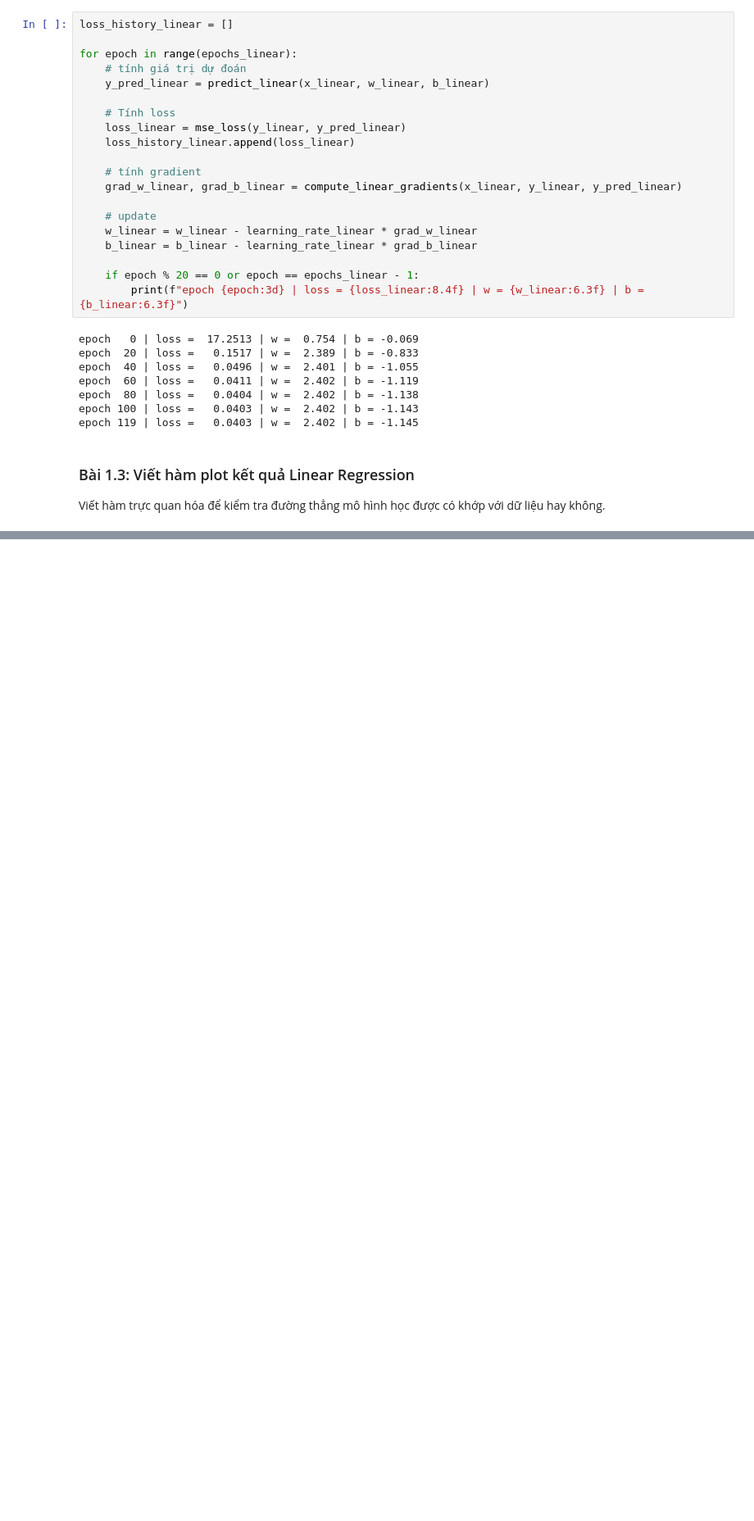
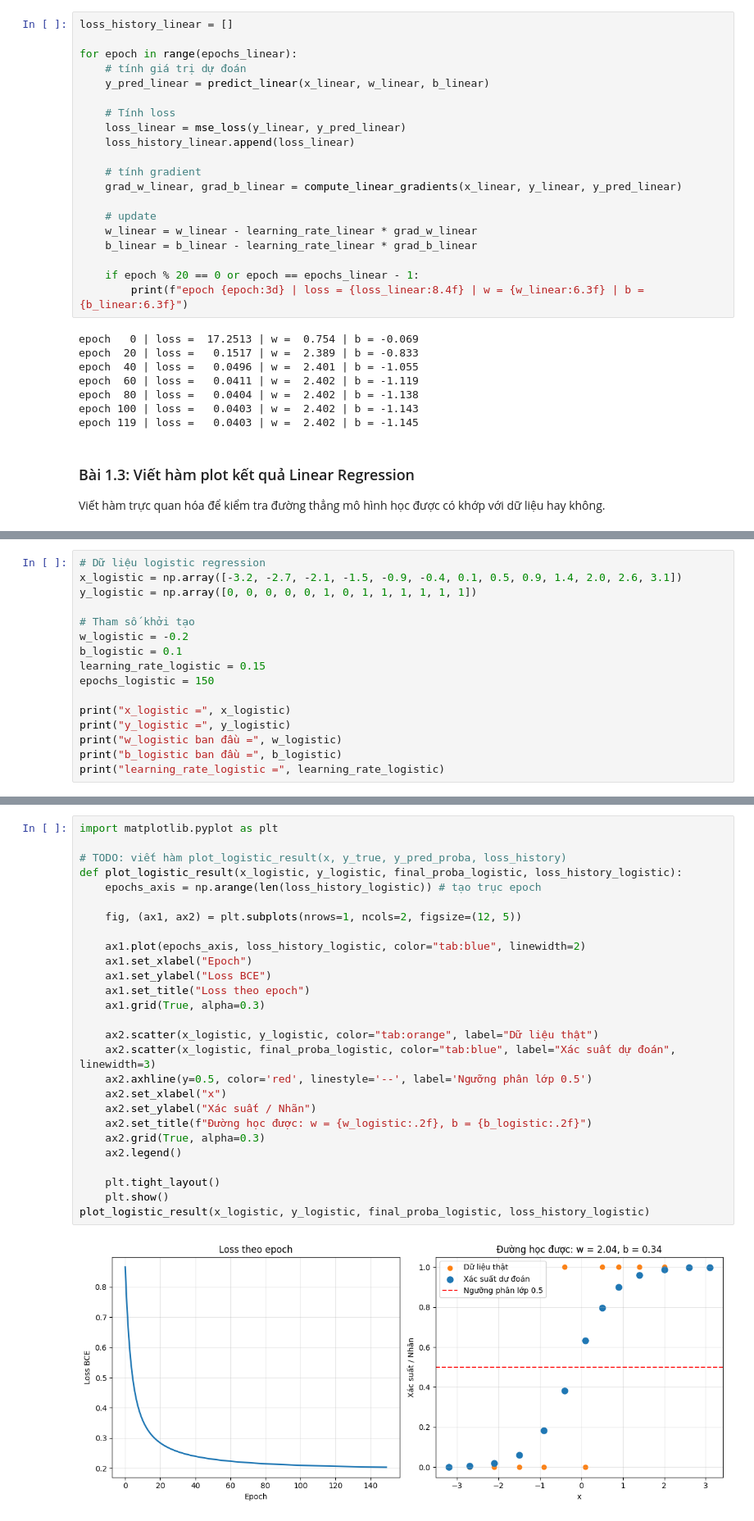
Before and after one commit to qnhi206/mliot-pyml-2026-hw, a Jupyter notebook: week02/gradient-descent-hw/gradient_descent_hw.ipynb, the cells around one changed output, grey strips where cells are left out. Shown at 82% size. Drawn from its saved outputs; the diff is of its cells as text; blank space fills up the shorter version.

```diff
--- a/week02/gradient-descent-hw/gradient_descent_hw.ipynb
+++ b/week02/gradient-descent-hw/gradient_descent_hw.ipynb
@@ -156,0 +200,16 @@ AttributeError: Line2D.set() got an unexpected keyword argument 'xlabel'
+# %%
+# Dữ liệu logistic regression
+x_logistic = np.array([-3.2, -2.7, -2.1, -1.5, -0.9, -0.4, 0.1, 0.5, 0.9, 1.4, 2.0, 2.6, 3.1])
+y_logistic = np.array([0, 0, 0, 0, 0, 1, 0, 1, 1, 1, 1, 1, 1])
+
+# Tham số khởi tạo
+w_logistic = -0.2
+b_logistic = 0.1
+learning_rate_logistic = 0.15
+epochs_logistic = 150
+
+print("x_logistic =", x_logistic)
+print("y_logistic =", y_logistic)
+print("w_logistic ban đầu =", w_logistic)
+print("b_logistic ban đầu =", b_logistic)
+print("learning_rate_logistic =", learning_rate_logistic)
@@ -156,0 +309,29 @@ AttributeError: Line2D.set() got an unexpected keyword argument 'xlabel'
+# %%
+import matplotlib.pyplot as plt
+
+# TODO: viết hàm plot_logistic_result(x, y_true, y_pred_proba, loss_history)
+def plot_logistic_result(x_logistic, y_logistic, final_proba_logistic, loss_history_logistic):
+    epochs_axis = np.arange(len(loss_history_logistic)) # tạo trục epoch
+
+    fig, (ax1, ax2) = plt.subplots(nrows=1, ncols=2, figsize=(12, 5))
+
+    ax1.plot(epochs_axis, loss_history_logistic, color="tab:blue", linewidth=2)
+    ax1.set_xlabel("Epoch")
+    ax1.set_ylabel("Loss BCE")
+    ax1.set_title("Loss theo epoch")
+    ax1.grid(True, alpha=0.3)
+
+    ax2.scatter(x_logistic, y_logistic, color="tab:orange", label="Dữ liệu thật")
+    ax2.scatter(x_logistic, final_proba_logistic, color="tab:blue", label="Xác suất dự đoán", linewidth=3)
+    ax2.axhline(y=0.5, color='red', linestyle='--', label='Ngưỡng phân lớp 0.5')
+    ax2.set_xlabel("x")
+    ax2.set_ylabel("Xác suất / Nhãn")
+    ax2.set_title(f"Đường học được: w = {w_logistic:.2f}, b = {b_logistic:.2f}")
+    ax2.grid(True, alpha=0.3)
+    ax2.legend()
+
+    plt.tight_layout()
+    plt.show()
+plot_logistic_result(x_logistic, y_logistic, final_proba_logistic, loss_history_logistic)
+# %% [output]
+[figure, added]
```
Also changed, not shown: parts of 11 cells of this notebook.
